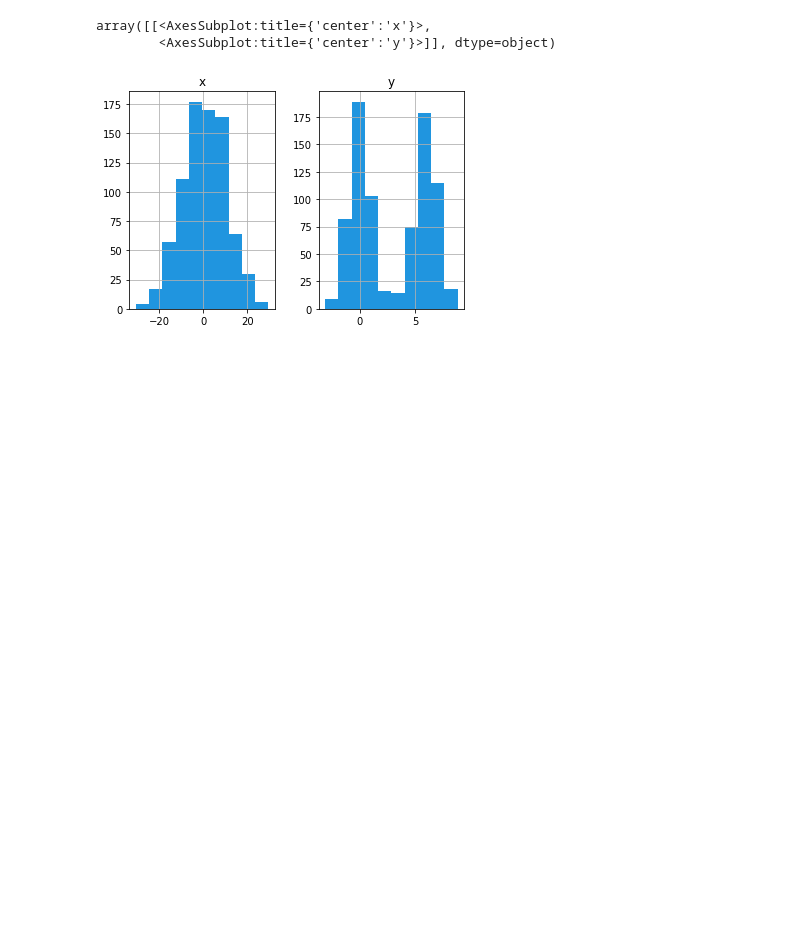
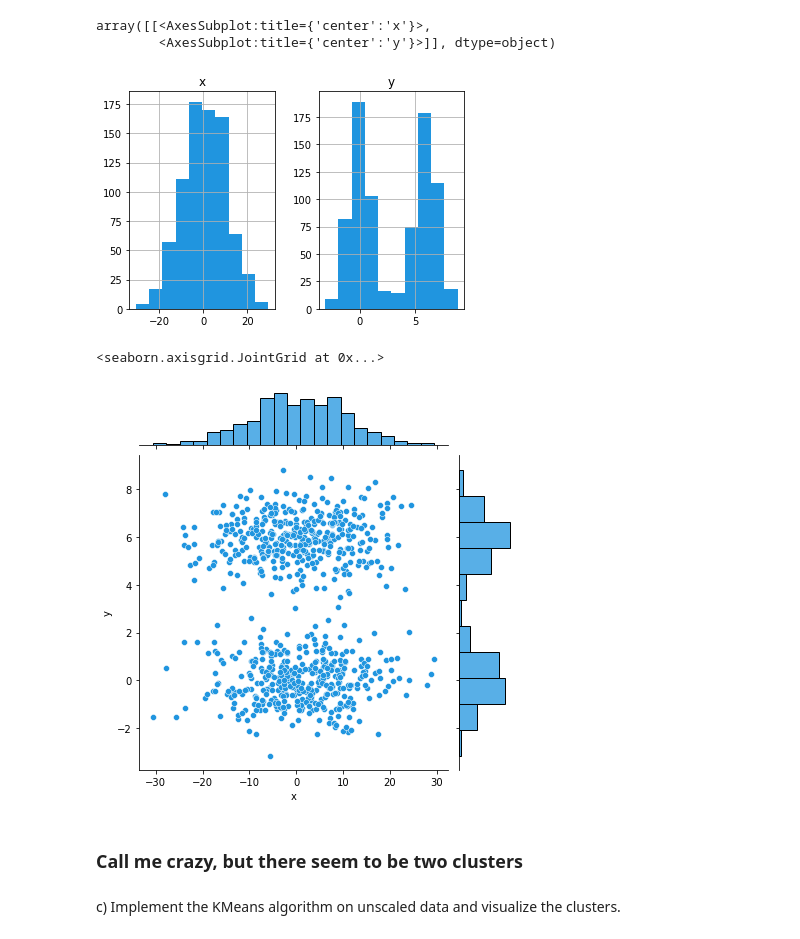
Before and after one commit to brianclements03/clustering, a Jupyter notebook: modeling.ipynb, the cells around one changed output. Saved outputs shown, nothing was run; the diff lists cells and outputs as text; code cells hidden in the pictures; blank space fills up the shorter version.

```diff
--- a/modeling.ipynb
+++ b/modeling.ipynb
@@ -374,3 +374,12 @@ goog.hist()
 array([[<AxesSubplot:title={'center':'x'}>,
         <AxesSubplot:title={'center':'y'}>]], dtype=object)
 [figure]
+# %%
+sns.jointplot(x='x',y='y',data=goog)
+# %% [output]
+<seaborn.axisgrid.JointGrid at 0x...>
+[figure, added]
+# %% [markdown]
+### Call me crazy, but there seem to be two clusters
+# %% [markdown]
+c) Implement the KMeans algorithm on unscaled data and visualize the clusters.
```
Also changed, not shown: parts of 16 cells of this notebook.
